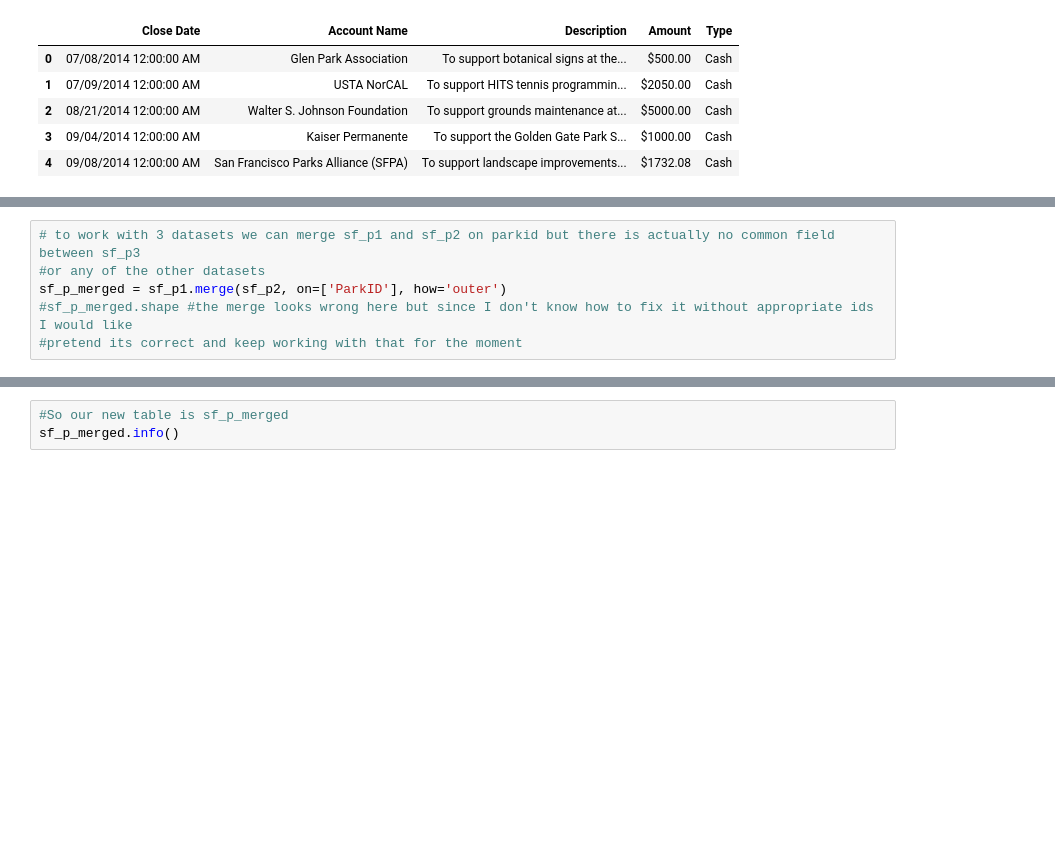
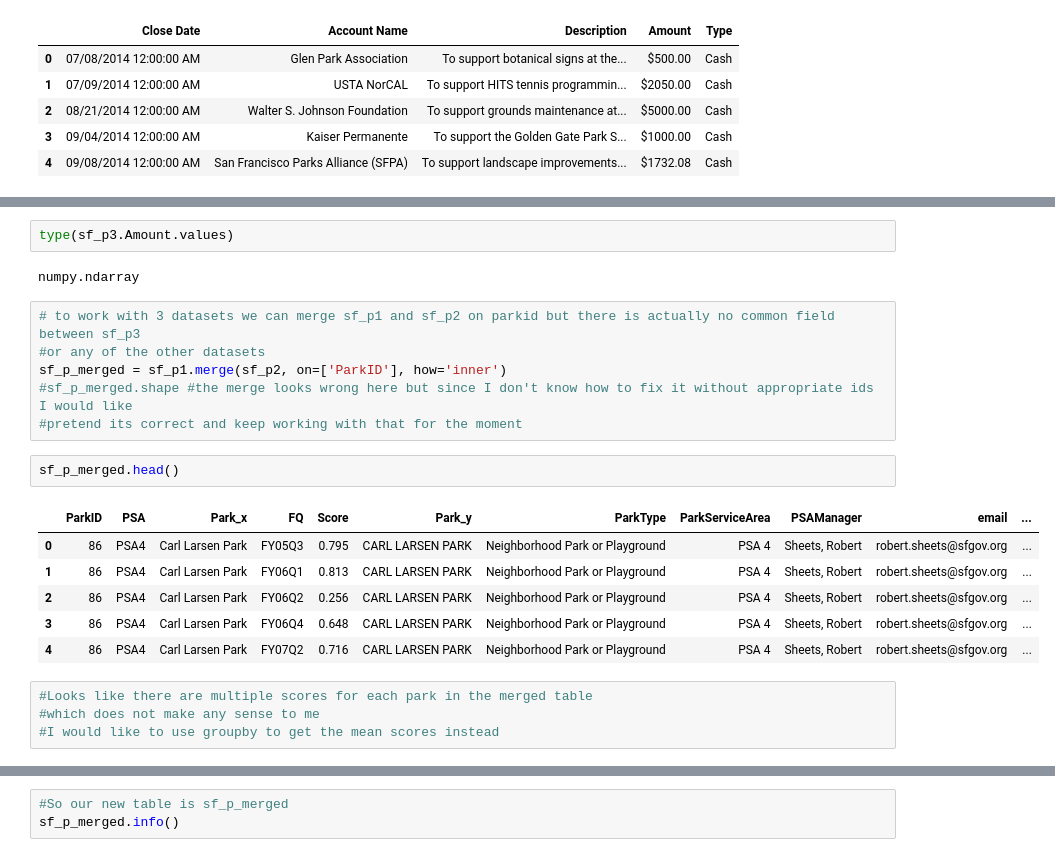
Before and after one commit to adrijab/Project-3, a Jupyter notebook: project-3-sf-regression.ipynb, the cells around one changed output, grey strips where cells are left out. Cells and saved outputs as stored; diff of their text form; blank space fills up the shorter version.

```diff
--- a/project-3-sf-regression.ipynb
+++ b/project-3-sf-regression.ipynb
@@ -551,6 +578,23 @@ TypeError: only length-1 arrays can be converted to Python scalars
+# %%
+type(sf_p3.Amount.values)
+# %% [output]
+numpy.ndarray
 # %%
 # to work with 3 datasets we can merge sf_p1 and sf_p2 on parkid but there is actually no common field between sf_p3
 #or any of the other datasets
-sf_p_merged = sf_p1.merge(sf_p2, on=['ParkID'], how='outer')
+sf_p_merged = sf_p1.merge(sf_p2, on=['ParkID'], how='inner')
 #sf_p_merged.shape #the merge looks wrong here but since I don't know how to fix it without appropriate ids I would like
 #pretend its correct and keep working with that for the moment
+# %%
+sf_p_merged.head()
+# %% [output]
+|  | ParkID | PSA | Park_x | FQ | Score | Park_y | ParkType | ParkServiceArea | PSAManager | email | ... |
+| 0 | 86 | PSA4 | Carl Larsen Park | FY05Q3 | 0.795 | CARL LARSEN PARK | Neighborhood Park or Playground | PSA 4 | Sheets, Robert | robert.sheets@sfgov.org | ... |
+| 1 | 86 | PSA4 | Carl Larsen Park | FY06Q1 | 0.813 | CARL LARSEN PARK | Neighborhood Park or Playground | PSA 4 | Sheets, Robert | robert.sheets@sfgov.org | ... |
+| 2 | 86 | PSA4 | Carl Larsen Park | FY06Q2 | 0.256 | CARL LARSEN PARK | Neighborhood Park or Playground | PSA 4 | Sheets, Robert | robert.sheets@sfgov.org | ... |
+| 3 | 86 | PSA4 | Carl Larsen Park | FY06Q4 | 0.648 | CARL LARSEN PARK | Neighborhood Park or Playground | PSA 4 | Sheets, Robert | robert.sheets@sfgov.org | ... |
+| 4 | 86 | PSA4 | Carl Larsen Park | FY07Q2 | 0.716 | CARL LARSEN PARK | Neighborhood Park or Playground | PSA 4 | Sheets, Robert | robert.sheets@sfgov.org | ... |
+# %%
+#Looks like there are multiple scores for each park in the merged table
+#which does not make any sense to me
+#I would like to use groupby to get the mean scores instead
```
Also changed, not shown: parts of 55 cells of this notebook, 19 other files.
